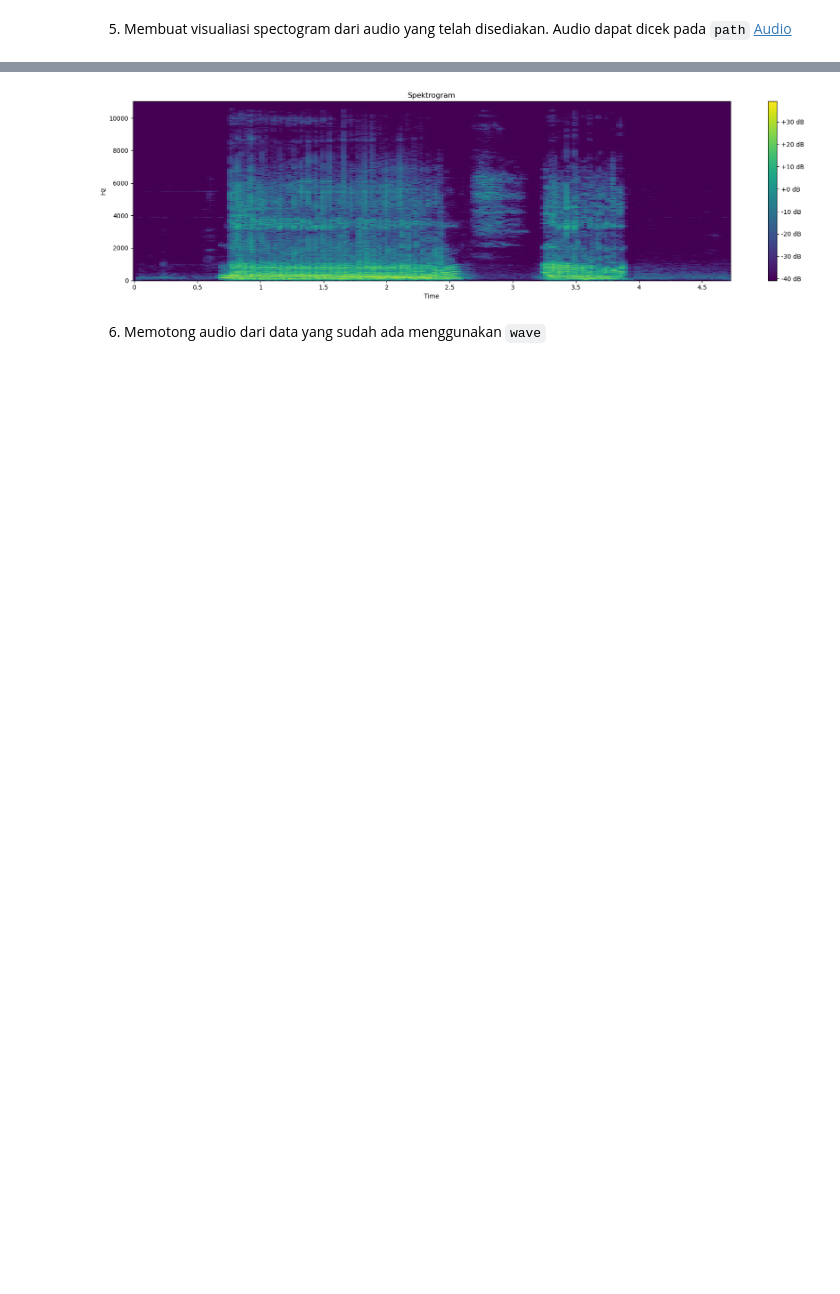
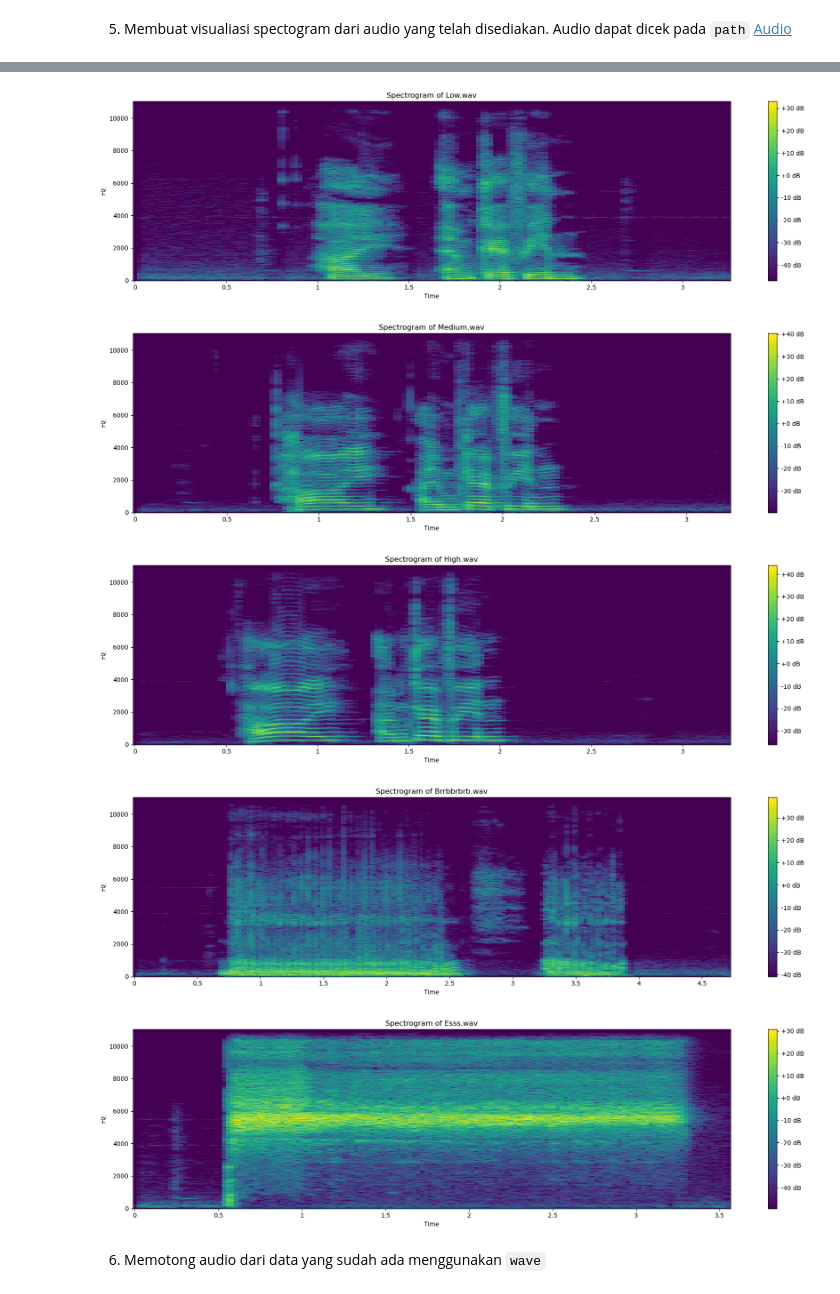
Before and after one commit to kevinsimorangkir21/Digital-Signal-Processing, a Jupyter notebook: 121140150_HO 1.ipynb, the cells around one changed output, grey strips where cells are left out. Saved outputs shown, nothing was run; the diff lists cells and outputs as text; code cells hidden in the pictures; blank space fills up the shorter version.

```diff
--- a/121140150_HO 1.ipynb
+++ b/121140150_HO 1.ipynb
@@ -173,7 +347,14 @@ audio_data = os.path.join(os.getcwd(), "Audio", "Brrbbrbrb.wav")  # mengambil da
+# %%
+audio_data = audio_data_list[3]  # mengambil data audio dari file Brrbbrbrb.wav
 # %%
-audioS, sample_rate = librosa.load(audio_data)  # load data audio
-SA = librosa.stft(audioS)  # short-time Fourier transform
-SDB = librosa.amplitude_to_db(abs(SA))  # amplitude to decibel
+for audio_data in audio_data_list:
+    audioS, sample_rate = librosa.load(audio_data)  # load data audio
+    SA = librosa.stft(audioS)  # short-time Fourier transform
+    SDB = librosa.amplitude_to_db(abs(SA))  # amplitude to decibel
 
-print(f"Audio data: {sample_rate}")  # menampilkan data audio
+    print(f"Audio file: {os.path.basename(audio_data)}")
+    print(f"Sample rate: {sample_rate}")
+    print(f"STFT shape: {SA.shape}")
+    print(f"SDB shape: {SDB.shape}")
+    print("-" * 40)  # Separator for readability
 # %% [output]
@@ -181,12 +378,27 @@ Audio data: 22050
 # %%
-plt.figure(figsize=(18, 5))  # membuat plot
-librosa.display.specshow(SDB, sr=sample_rate, x_axis="time", y_axis="hz", cmap="viridis")  # menampilkan spektrogram
-plt.colorbar(format="%+2.0f dB")  # menampilkan colorbar
-plt.title("Spektrogram")  # judul plot
-plt.tight_layout()  # plot rapi
-plt.show()  # menampilkan plot
+for audio_data in audio_data_list:
+    # Load audio file
+    audioS, sample_rate = librosa.load(audio_data)
+
+    # Compute the short-time Fourier transform (STFT)
+    SA = librosa.stft(audioS)
+
+    # Convert the amplitude to decibels
+    SDB = librosa.amplitude_to_db(abs(SA))
+
+    # Plot the spectrogram
+    plt.figure(figsize=(18, 5))
+    librosa.display.specshow(SDB, sr=sample_rate, x_axis="time", y_axis="hz", cmap="viridis")
+    plt.colorbar(format="%+2.0f dB")
+    plt.title(f"Spectrogram of {os.path.basename(audio_data)}")
+    plt.tight_layout()
+    plt.show()
 # %% [output]
-[figure, old version]
+[figure, new version]
+[figure, added]
+[figure, added]
+[figure, added]
+[figure, added]
 # %% [markdown]
 6. Memotong audio dari data yang sudah ada menggunakan `wave`
 # %%
```
Also changed, not shown: parts of 35 cells of this notebook.
